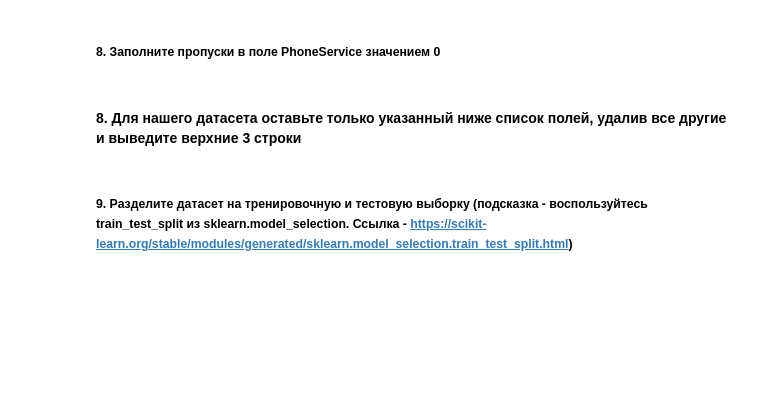
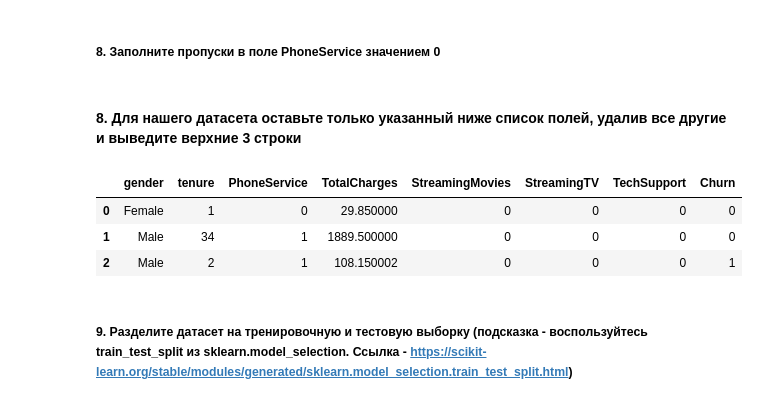
Before and after one commit to vit050587/ML_in_work, a Jupyter notebook: HW1.ipynb, the cells around one changed output. Saved outputs shown, nothing was run; the diff lists cells and outputs as text; code cells hidden in the pictures; blank space fills up the shorter version.

```diff
--- a/HW1.ipynb
+++ b/HW1.ipynb
@@ -72,0 +138,3 @@ df.head(3)
+# %%
+df['Churn']=df['Churn'].map(y_n_dict)
+df.Churn
@@ -77,2 +156,7 @@ df.head(3)
+# %%
+y_n_dict.update({'No internet service':0})
+# %%
+for col in ['StreamingMovies', 'StreamingTV', 'TechSupport' ]:
+    df[col]=df[col].map(y_n_dict)
 # %% [markdown]
 ##### 8. Заполните пропуски в поле PhoneService значением 0
@@ -81,9 +163,18 @@ df.head(3)
+# %%
+df['PhoneService'].fillna(0,inplace=True)
 # %% [markdown]
 #### 8. Для нашего датасета оставьте только указанный ниже список полей, удалив все другие и выведите верхние 3 строки
 # %%
 columns = ['gender', 'tenure', 'PhoneService', 'TotalCharges',
            'StreamingMovies', 'StreamingTV', 'TechSupport', 'Churn']
 #Ваш код здесь
+df=df[columns]
+df.head(3)
+# %% [output]
+|  | gender | tenure | PhoneService | TotalCharges | StreamingMovies | StreamingTV | TechSupport | Churn |
+| 0 | Female | 1 | 0 | 29.850000 | 0 | 0 | 0 | 0 |
+| 1 | Male | 34 | 1 | 1889.500000 | 0 | 0 | 0 | 0 |
+| 2 | Male | 2 | 1 | 108.150002 | 0 | 0 | 0 | 1 |
 # %% [markdown]
 ##### 9. Разделите датасет на тренировочную и тестовую выборку (подсказка - воспользуйтесь train_test_split из sklearn.model_selection. Ссылка - https://scikit-learn.org/stable/modules/generated/sklearn.model_selection.train_test_split.html)
 # %%
```
Also changed, not shown: parts of 29 cells of this notebook.
